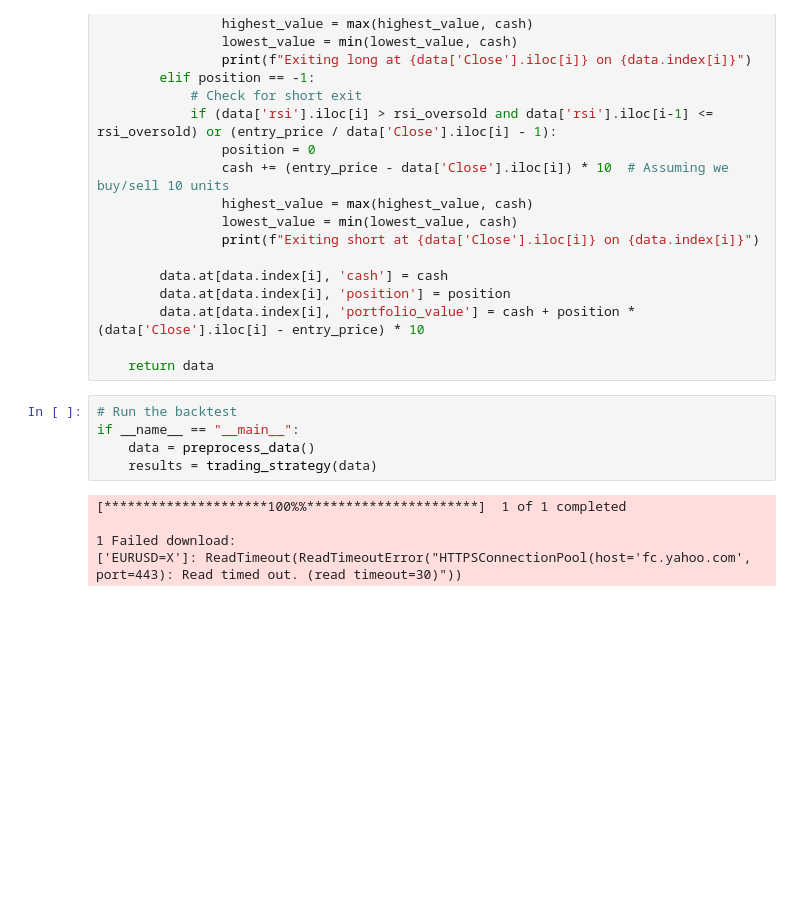
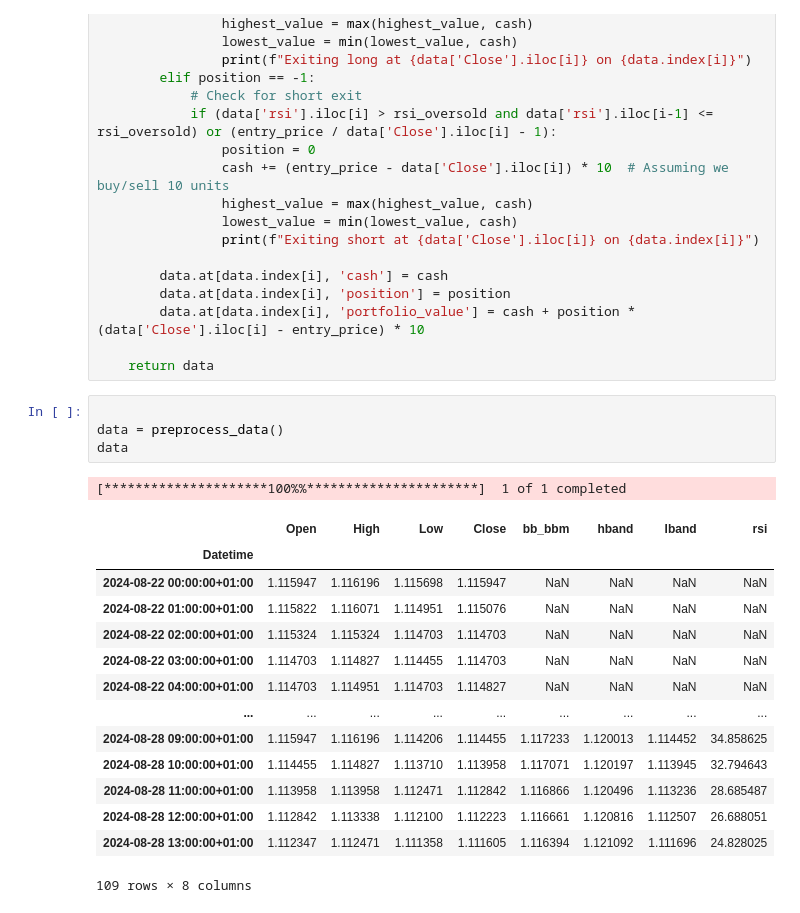
Before and after one commit to abenable/forex-bot, a Jupyter notebook: src/strategies/rsi_bollingerbands.ipynb, the cells around one changed output. Cells and saved outputs as stored; diff of their text form; blank space fills up the shorter version.

```diff
--- a/src/strategies/rsi_bollingerbands.ipynb
+++ b/src/strategies/rsi_bollingerbands.ipynb
@@ -66,12 +66,22 @@ def trading_strategy(data):
 
     return data
 # %%
-# Run the backtest
-if __name__ == "__main__":
-    data = preprocess_data()
-    results = trading_strategy(data)
+
+data = preprocess_data()
+data
 # %% [output]
 [*********************100%%**********************]  1 of 1 completed
-
-1 Failed download:
-['EURUSD=X']: ReadTimeout(ReadTimeoutError("HTTPSConnectionPool(host='fc.yahoo.com', port=443): Read timed out. (read timeout=30)"))
+|  | Open | High | Low | Close | bb_bbm | hband | lband | rsi |
+| Datetime |  |  |  |  |  |  |  |  |
+| 2024-08-22 00:00:00+01:00 | 1.115947 | 1.116196 | 1.115698 | 1.115947 | NaN | NaN | NaN | NaN |
+| 2024-08-22 01:00:00+01:00 | 1.115822 | 1.116071 | 1.114951 | 1.115076 | NaN | NaN | NaN | NaN |
+| 2024-08-22 02:00:00+01:00 | 1.115324 | 1.115324 | 1.114703 | 1.114703 | NaN | NaN | NaN | NaN |
+| 2024-08-22 03:00:00+01:00 | 1.114703 | 1.114827 | 1.114455 | 1.114703 | NaN | NaN | NaN | NaN |
+| 2024-08-22 04:00:00+01:00 | 1.114703 | 1.114951 | 1.114703 | 1.114827 | NaN | NaN | NaN | NaN |
+| ... | ... | ... | ... | ... | ... | ... | ... | ... |
+| 2024-08-28 09:00:00+01:00 | 1.115947 | 1.116196 | 1.114206 | 1.114455 | 1.117233 | 1.120013 | 1.114452 | 34.858625 |
+| 2024-08-28 10:00:00+01:00 | 1.114455 | 1.114827 | 1.113710 | 1.113958 | 1.117071 | 1.120197 | 1.113945 | 32.794643 |
+| 2024-08-28 11:00:00+01:00 | 1.113958 | 1.113958 | 1.112471 | 1.112842 | 1.116866 | 1.120496 | 1.113236 | 28.685487 |
+| 2024-08-28 12:00:00+01:00 | 1.112842 | 1.113338 | 1.112100 | 1.112223 | 1.116661 | 1.120816 | 1.112507 | 26.688051 |
+| 2024-08-28 13:00:00+01:00 | 1.112347 | 1.112471 | 1.111358 | 1.111605 | 1.116394 | 1.121092 | 1.111696 | 24.828025 |
+109 rows × 8 columns
```
Also changed, not shown: 1 other file.
